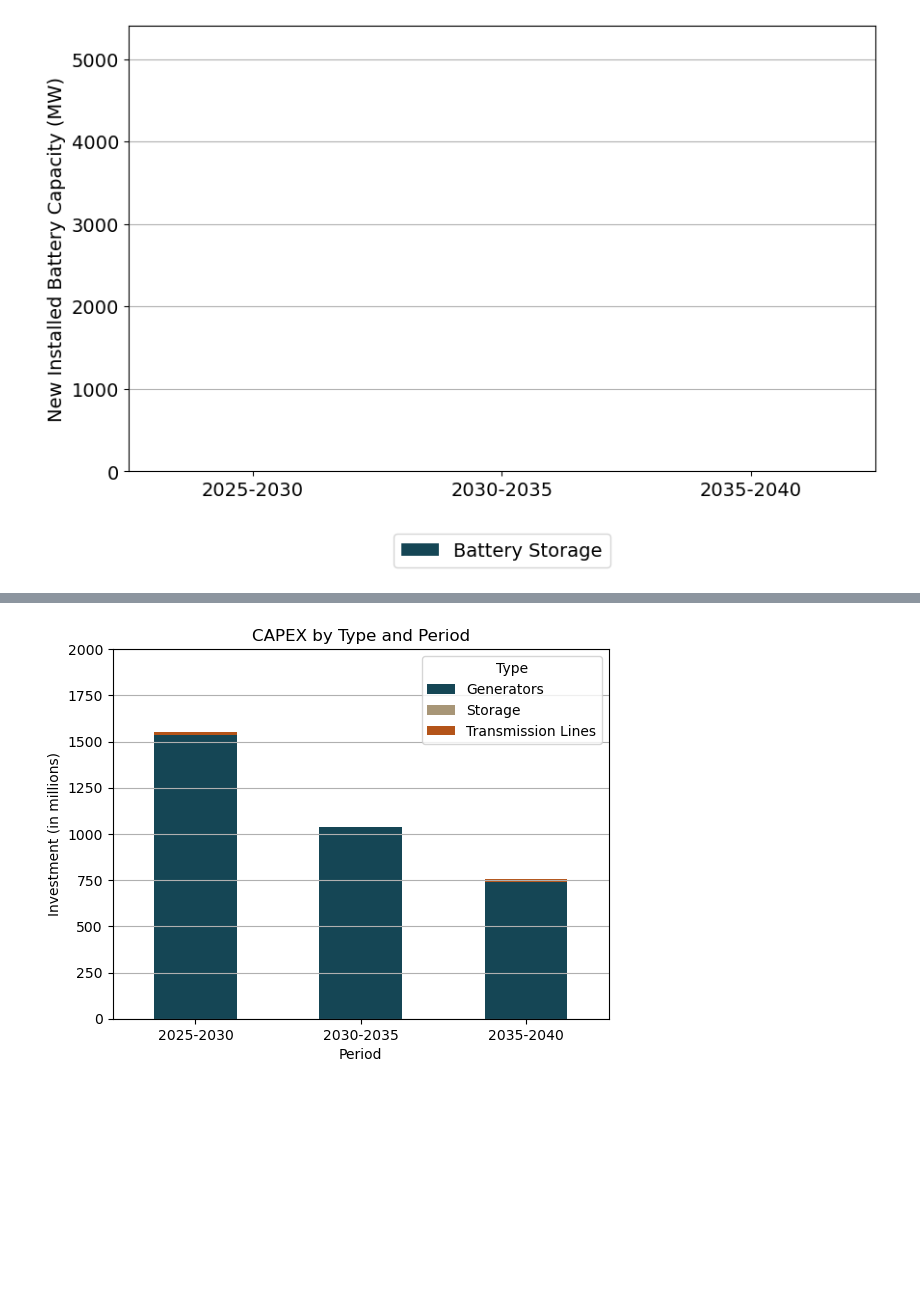
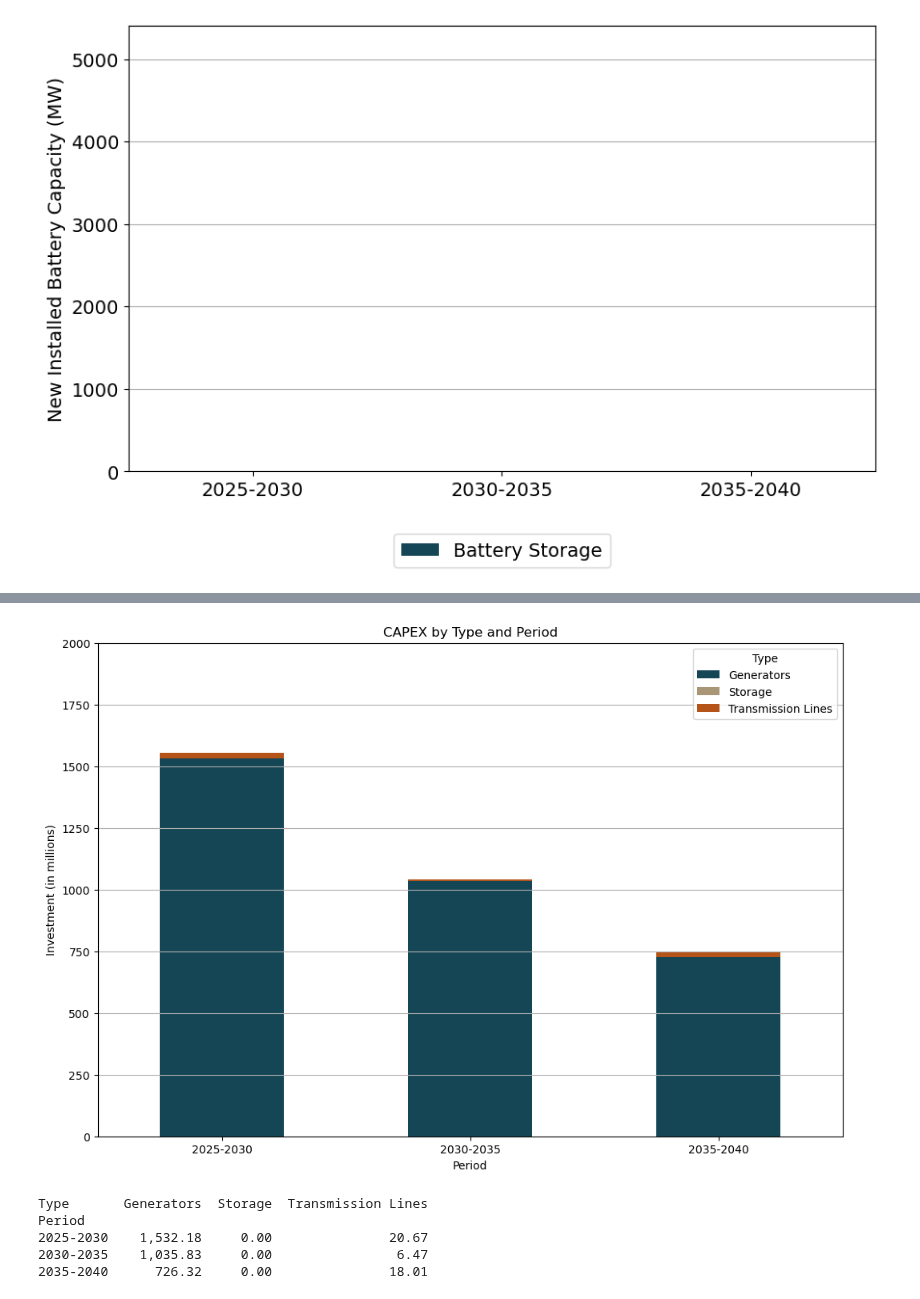
Before and after one commit to maribjorn/EMPIRE-BO, a Jupyter notebook: plot.ipynb, the cells around one changed output, grey strips where cells are left out. Drawn from its saved outputs; the diff is of its cells as text; code cells hidden in the pictures; blank space fills up the shorter version.

Commit message:
Latest plot changes

```diff
--- a/plot.ipynb
+++ b/plot.ipynb
@@ -120,7 +124,7 @@ def get_marginal_cost(technology):
 
     return (3.6/efficiency)*fuel_cost + VOM
 
-def calculate_present_value(future_value, year, base_year, discount_rate):
+def calculate_present_value(future_value, year, base_year, discount_rate=discountrate):
     return future_value / ((1 + discount_rate) ** (year - base_year))
 
 def empire_factor(period,lifetime):
@@ -174,7 +178,7 @@ def calculate_annuity_stor(tech):
             break
     return ((WACC/(1-((1+WACC)**(-Lifetime))))*powerCapitalCost+powerFixedOMCost)*1000, ((WACC/(1-((1+WACC)**(-Lifetime))))*energyCapitalCost+energyFixedOMCost)*1000
 
-def calculate_annuity_transmision():
+def calculate_annuity_transmision(node1, node2):
     transmision_file = load_workbook('Data handler/bolivia_v1/Transmission.xlsx')
     transmision_capcost = transmision_file['TypeCapitalCost']
     transmissionCapitalCost = transmision_capcost.cell(4,3).value
@@ -182,7 +186,12 @@ def calculate_annuity_transmision():
     transmissionFixedOMCost = transmission_FOM.cell(4,3).value
     transmission_lifetime = transmision_file['Lifetime']
     transmissionLifetime = transmission_lifetime.cell(4,3).value
-    return ((WACC/(1-((1+WACC)**(-transmissionLifetime))))*transmissionCapitalCost+transmissionFixedOMCost)
+    transmission_length = transmision_file['Length']
+    for row in range(1, transmission_length.max_row + 1):
+        if transmission_length.cell(row, 1).value.replace(' ','') == node1 and transmission_length.cell(row, 2).value.replace(' ','') == node2:
+            length = transmission_length.cell(row, 3).value
+            break
+    return (((WACC/(1-((1+WACC)**(-transmissionLifetime))))*transmissionCapitalCost*length)+transmissionFixedOMCost)
 
 def calculate_present_value(future_value, year, base_year, discount_rate=discountrate):
     return future_value / ((1 + discount_rate) ** (year - base_year))
@@ -300,5 +321,5 @@ plt.savefig('figures/Production.png', bbox_inches='tight')
 # %%
-period = '2035-2040'
+period = '2025-2030'
 scenario_number = 'scenario1'
 
 filtered_data = operational_data[(operational_data['Period'] == period) & (operational_data['Scenario'] == scenario_number)]
@@ -392,19 +412,0 @@ plt.show()
-# %%
-if cost_method == 'old':
-    periods = ['2025-2030', '2030-2035', '2035-2040']
-    capex_dict = []
-    capex_by_type = []
-    for period in periods:
-        sum_capex = (investment_data[(investment_data['Period'] == period)]['DiscountedInvestmentCost_Euro'].sum()
-                    + transmission_data[(transmission_data['Period'] == period)]['DiscountedInvestmentCost_EuroPerMW'].sum()
-                    + stor_data[(stor_data['Period'] == period)]['DiscountedInvestmentCostPWEN_EuroPerMWMWh'].sum())
-        capex_dict.append({'Period': period, 'TotalInvestment': sum_capex/1e6})
-
-        capex_by_type.append({'Period': period, 'Type': 'Generators', 'Investment': investment_data[(investment_data['Period'] == period)]['DiscountedInvestmentCost_Euro'].sum()/1e6})
-        capex_by_type.append({'Period': period, 'Type': 'Transmission Lines', 'Investment': transmission_data[(transmission_data['Period'] == period)]['DiscountedInvestmentCost_EuroPerMW'].sum()/1e6})
-        capex_by_type.append({'Period': period, 'Type': 'Storage', 'Investment': stor_data[(stor_data['Period'] == period)]['DiscountedInvestmentCostPWEN_EuroPerMWMWh'].sum()/1e6})
-
-    pv_capital_costs = pd.DataFrame(capex_dict)
-    capex_by_type_df = pd.DataFrame(capex_by_type)
-
-    print(pv_capital_costs.sum())
@@ -509,14 +563,20 @@ NPV:  40311.679900313626
 # %%
 fig, ax = plt.subplots()
-capex_by_type_df.pivot(index='Period', columns='Type', values='Investment').plot(kind='bar', stacked=True, ax=ax, color=[teal2, beige2, brown2])
+capex_by_type_df.pivot(index='Period', columns='Type', values='Investment').plot(kind='bar', stacked=True, figsize=(12, 8), ax=ax, color=[teal2, beige2, brown2])
 ax.set_ylabel('Investment (in millions)')
 ax.set_title('CAPEX by Type and Period')
 plt.xticks(rotation = 0)
 plt.ylim(0,2000)
 plt.grid(axis='y')
 plt.show()
+print(capex_by_type_df.pivot(index='Period', columns='Type', values='Investment'))
 # %% [output]
-[figure, old version]
+[figure, new version]
+Type       Generators  Storage  Transmission Lines
+Period
+2025-2030    1,532.18     0.00               20.67
+2030-2035    1,035.83     0.00                6.47
+2035-2040      726.32     0.00               18.01
 # %%
 cost_dataframe = pd.DataFrame({'Capex': pv_capital_costs['TotalInvestment'], 'Opex': opex['TotalOperationalCost']})
 cost_dataframe.plot(kind='bar', color=[beige2, teal2])
```
Also changed, not shown: parts of 16 cells of this notebook, 14 other files.
